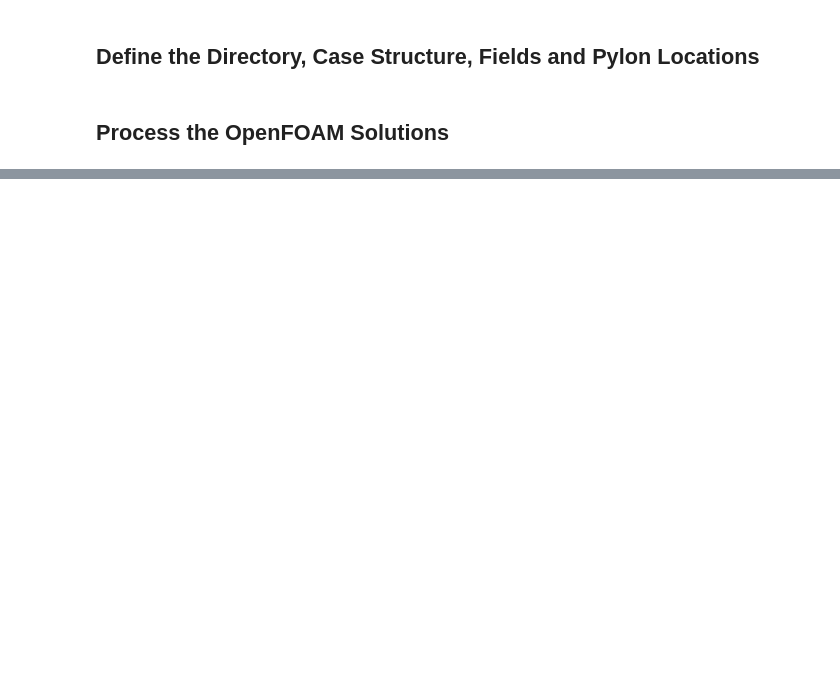
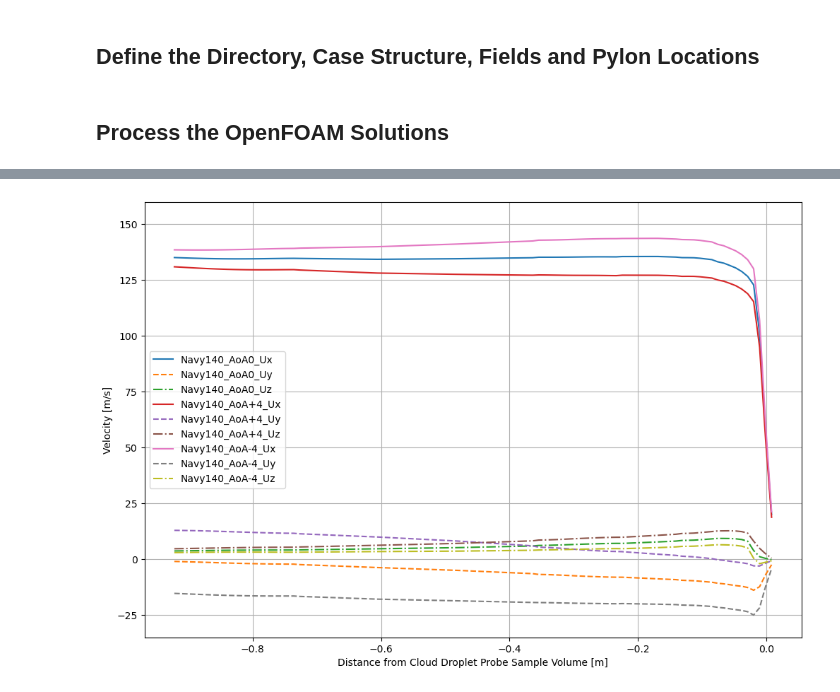
Before and after one commit to jrobrien91/dissertation, a Jupyter notebook: notebooks/CFD/pyvista-create-figures.ipynb, the cells around one changed output, grey strips where cells are left out. Cells and saved outputs as stored; diff of their text form; code cells hidden in the pictures; blank space fills up the shorter version.

```diff
--- a/notebooks/CFD/pyvista-create-figures.ipynb
+++ b/notebooks/CFD/pyvista-create-figures.ipynb
@@ -381,0 +978,7 @@ plot_line(solution_dir,
+# %%
+# Process the selected Scalar fields over the line
+plot_line(solution_dir,
+          navy_140_line,
+          FIELD='U',
+          SAVE=True)
+# %% [output]
@@ -381,0 +988 @@ plot_line(solution_dir,
+[figure, added]
```
Also changed, not shown: parts of 25 cells of this notebook.
